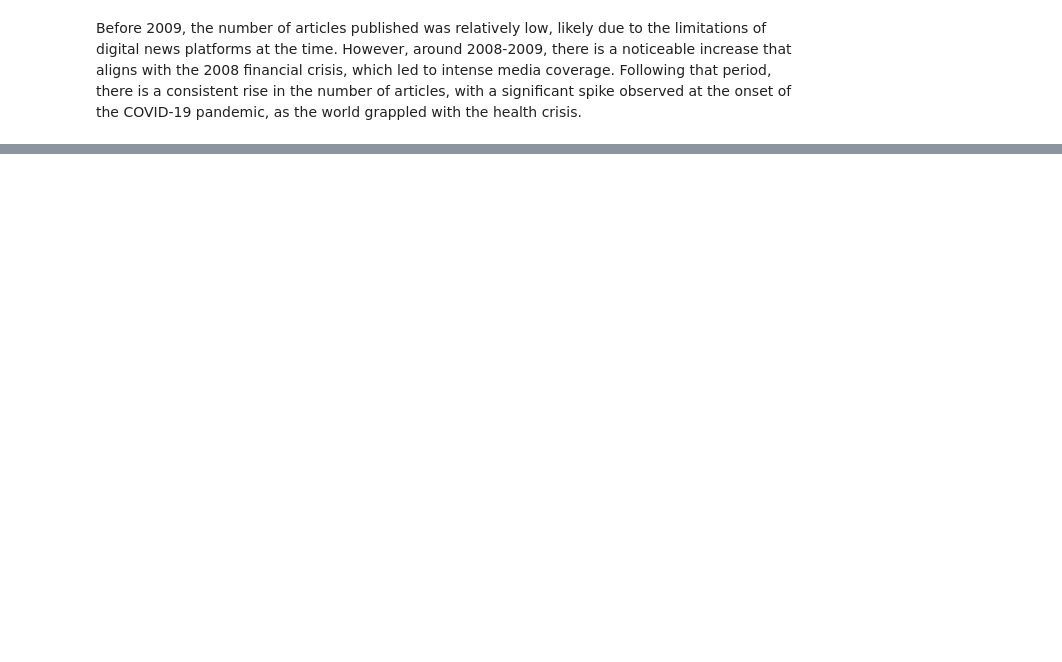
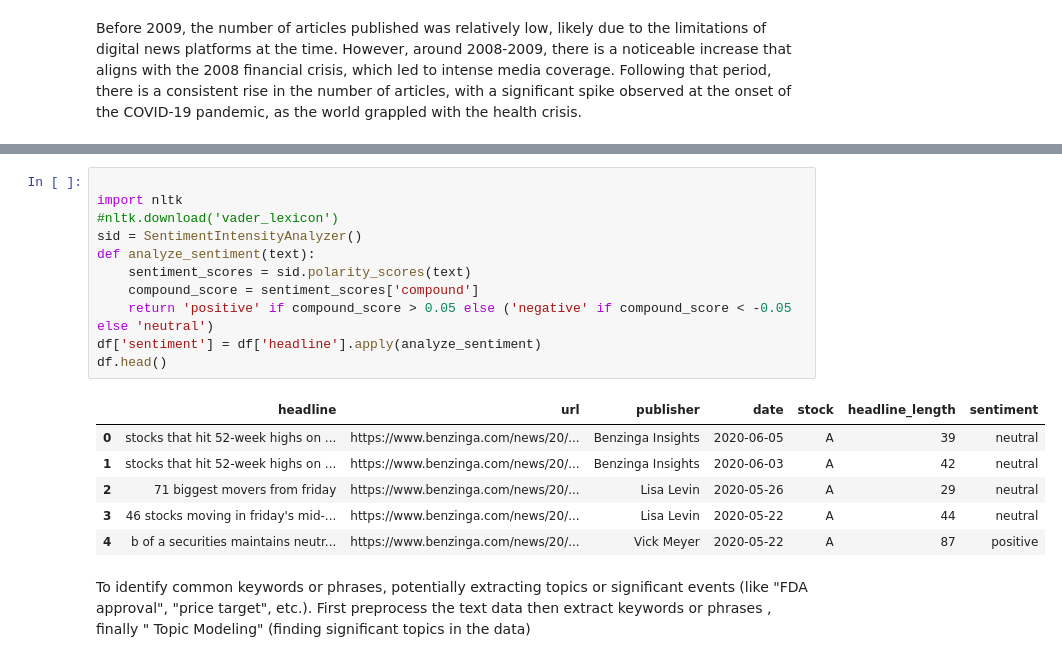
Before and after one commit to Ethel-Star/W1.FinNews-StockPrice-Integration, a Jupyter notebook: notebooks/EDA_Financial_Headlines.ipynb, the cells around one changed output, grey strips where cells are left out. Saved outputs shown, nothing was run; the diff lists cells and outputs as text; blank space fills up the shorter version.

```diff
--- a/notebooks/EDA_Financial_Headlines.ipynb
+++ b/notebooks/EDA_Financial_Headlines.ipynb
@@ -206,0 +238,20 @@ Before 2009, the number of articles published was relatively low, likely due to
+# %%
+
+import nltk
+#nltk.download('vader_lexicon')
+sid = SentimentIntensityAnalyzer()
+def analyze_sentiment(text):
+    sentiment_scores = sid.polarity_scores(text)
+    compound_score = sentiment_scores['compound']
+    return 'positive' if compound_score > 0.05 else ('negative' if compound_score < -0.05 else 'neutral')
+df['sentiment'] = df['headline'].apply(analyze_sentiment)
+df.head()
+# %% [output]
+|  | headline | url | publisher | date | stock | headline_length | sentiment |
+| 0 | stocks that hit 52-week highs on ... | https://www.benzinga.com/news/20/... | Benzinga Insights | 2020-06-05 | A | 39 | neutral |
+| 1 | stocks that hit 52-week highs on ... | https://www.benzinga.com/news/20/... | Benzinga Insights | 2020-06-03 | A | 42 | neutral |
+| 2 | 71 biggest movers from friday | https://www.benzinga.com/news/20/... | Lisa Levin | 2020-05-26 | A | 29 | neutral |
+| 3 | 46 stocks moving in friday's mid-... | https://www.benzinga.com/news/20/... | Lisa Levin | 2020-05-22 | A | 44 | neutral |
+| 4 | b of a securities maintains neutr... | https://www.benzinga.com/news/20/... | Vick Meyer | 2020-05-22 | A | 87 | positive |
+# %% [markdown]
+To identify common keywords or phrases, potentially extracting topics or significant events (like "FDA approval", "price target", etc.). First preprocess the text data then extract keywords or phrases , finally " Topic Modeling" (finding significant topics in the data)
```
Also changed, not shown: parts of 8 cells of this notebook.
